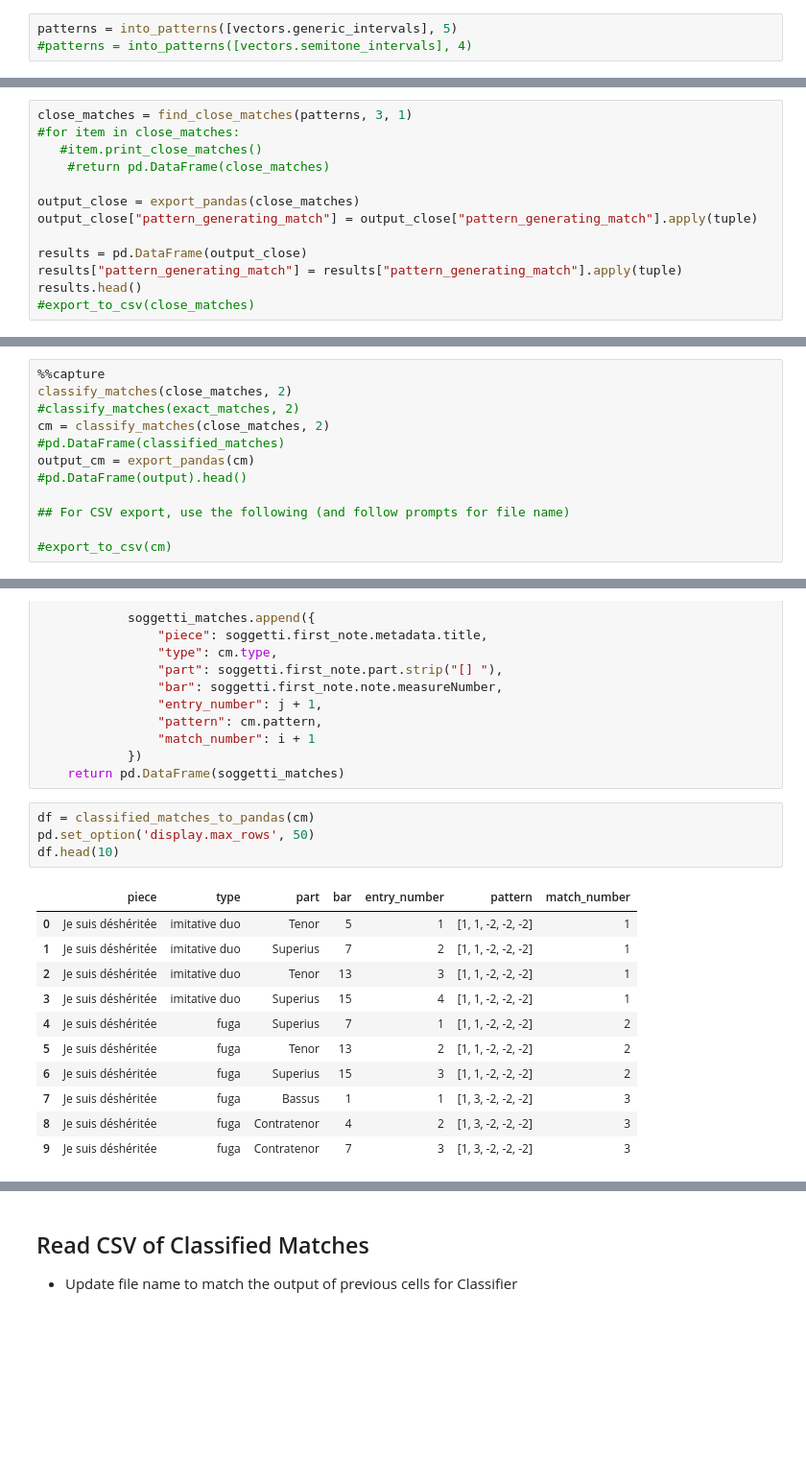
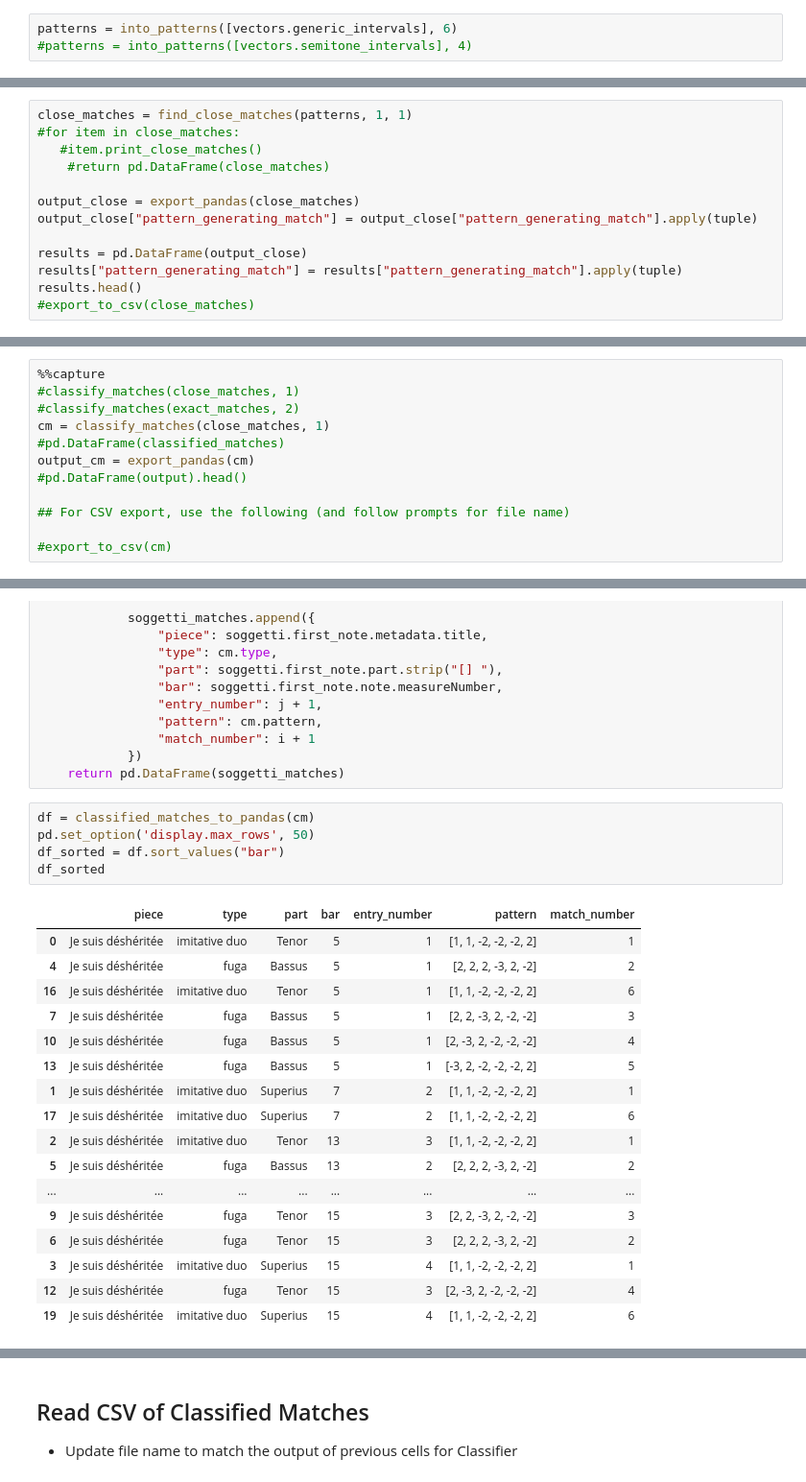
Before and after one commit to RichardFreedman/CRIM-notebooks, a Jupyter notebook: CRIM/CRIM_Intervals_Classify_12_31_20_dev.ipynb, the cells around one changed output, grey strips where cells are left out. Shown at 96% size. Drawn from its saved outputs; the diff is of its cells as text; blank space fills up the shorter version.

```diff
--- a/CRIM/CRIM_Intervals_Classify_12_31_20_dev.ipynb
+++ b/CRIM/CRIM_Intervals_Classify_12_31_20_dev.ipynb
@@ -84,7 +84,7 @@ vectors = IntervalBase(corpus.note_list)
 
 - The **number** in this command represents the **minimum number of vectors to find**. 5 vectors is 6 notes.
 # %%
-patterns = into_patterns([vectors.generic_intervals], 5)
+patterns = into_patterns([vectors.generic_intervals], 6)
 #patterns = into_patterns([vectors.semitone_intervals], 4)
 # %% [markdown]
 ***
@@ -180,7 +180,7 @@ pattern_inventory
 - If that value is **below the threshold specified**, we consider the **two patterns closely matched**.
 - The format of the method call is  `find_close_matches(the array you get from into_patterns, minimum matches needed to be displayed, threshold for close match)`.
 # %%
-close_matches = find_close_matches(patterns, 3, 1)
+close_matches = find_close_matches(patterns, 1, 1)
 #for item in close_matches:
    #item.print_close_matches()
     #return pd.DataFrame(close_matches)
@@ -253,8 +282,8 @@ pattern_inventory
 # %%
 %%capture
-classify_matches(close_matches, 2)
+#classify_matches(close_matches, 1)
 #classify_matches(exact_matches, 2)
-cm = classify_matches(close_matches, 2)
+cm = classify_matches(close_matches, 1)
 #pd.DataFrame(classified_matches)
 output_cm = export_pandas(cm)
 #pd.DataFrame(output).head()
@@ -294,17 +323,24 @@ def classified_matches_to_pandas(matches):
 # %%
 df = classified_matches_to_pandas(cm)
 pd.set_option('display.max_rows', 50)
-df.head(10)
+df_sorted = df.sort_values("bar")
+df_sorted
 # %% [output]
 |  | piece | type | part | bar | entry_number | pattern | match_number |
-| 0 | Je suis déshéritée | imitative duo | Tenor | 5 | 1 | [1, 1, -2, -2, -2] | 1 |
-| 1 | Je suis déshéritée | imitative duo | Superius | 7 | 2 | [1, 1, -2, -2, -2] | 1 |
-| 2 | Je suis déshéritée | imitative duo | Tenor | 13 | 3 | [1, 1, -2, -2, -2] | 1 |
-| 3 | Je suis déshéritée | imitative duo | Superius | 15 | 4 | [1, 1, -2, -2, -2] | 1 |
-| 4 | Je suis déshéritée | fuga | Superius | 7 | 1 | [1, 1, -2, -2, -2] | 2 |
-| 5 | Je suis déshéritée | fuga | Tenor | 13 | 2 | [1, 1, -2, -2, -2] | 2 |
-| 6 | Je suis déshéritée | fuga | Superius | 15 | 3 | [1, 1, -2, -2, -2] | 2 |
-| 7 | Je suis déshéritée | fuga | Bassus | 1 | 1 | [1, 3, -2, -2, -2] | 3 |
-| 8 | Je suis déshéritée | fuga | Contratenor | 4 | 2 | [1, 3, -2, -2, -2] | 3 |
-| 9 | Je suis déshéritée | fuga | Contratenor | 7 | 3 | [1, 3, -2, -2, -2] | 3 |
+| 0 | Je suis déshéritée | imitative duo | Tenor | 5 | 1 | [1, 1, -2, -2, -2, 2] | 1 |
+| 4 | Je suis déshéritée | fuga | Bassus | 5 | 1 | [2, 2, 2, -3, 2, -2] | 2 |
+| 16 | Je suis déshéritée | imitative duo | Tenor | 5 | 1 | [1, 1, -2, -2, -2, 2] | 6 |
+| 7 | Je suis déshéritée | fuga | Bassus | 5 | 1 | [2, 2, -3, 2, -2, -2] | 3 |
+| 10 | Je suis déshéritée | fuga | Bassus | 5 | 1 | [2, -3, 2, -2, -2, -2] | 4 |
+| 13 | Je suis déshéritée | fuga | Bassus | 5 | 1 | [-3, 2, -2, -2, -2, 2] | 5 |
+| 1 | Je suis déshéritée | imitative duo | Superius | 7 | 2 | [1, 1, -2, -2, -2, 2] | 1 |
+| 17 | Je suis déshéritée | imitative duo | Superius | 7 | 2 | [1, 1, -2, -2, -2, 2] | 6 |
+| 2 | Je suis déshéritée | imitative duo | Tenor | 13 | 3 | [1, 1, -2, -2, -2, 2] | 1 |
+| 5 | Je suis déshéritée | fuga | Bassus | 13 | 2 | [2, 2, 2, -3, 2, -2] | 2 |
+| ... | ... | ... | ... | ... | ... | ... | ... |
+| 9 | Je suis déshéritée | fuga | Tenor | 15 | 3 | [2, 2, -3, 2, -2, -2] | 3 |
+| 6 | Je suis déshéritée | fuga | Tenor | 15 | 3 | [2, 2, 2, -3, 2, -2] | 2 |
+| 3 | Je suis déshéritée | imitative duo | Superius | 15 | 4 | [1, 1, -2, -2, -2, 2] | 1 |
+| 12 | Je suis déshéritée | fuga | Tenor | 15 | 3 | [2, -3, 2, -2, -2, -2] | 4 |
+| 19 | Je suis déshéritée | imitative duo | Superius | 15 | 4 | [1, 1, -2, -2, -2, 2] | 6 |
 # %%
```
Also changed, not shown: parts of 21 cells of this notebook.
